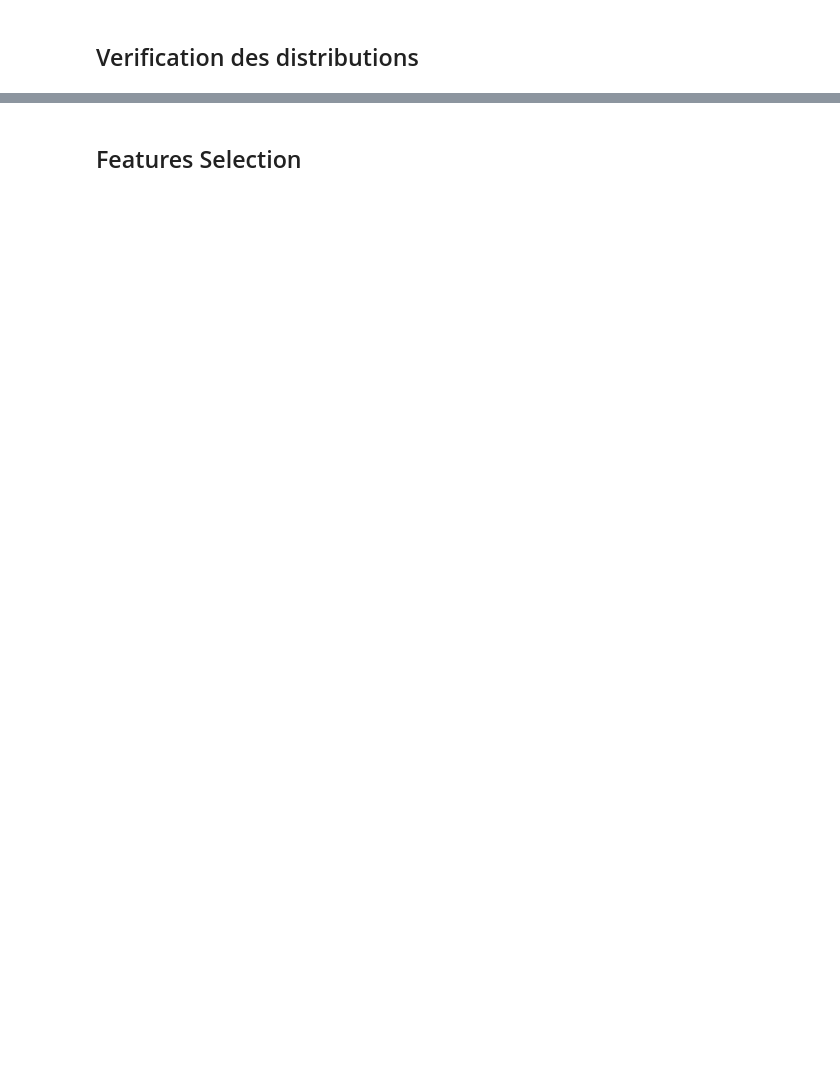
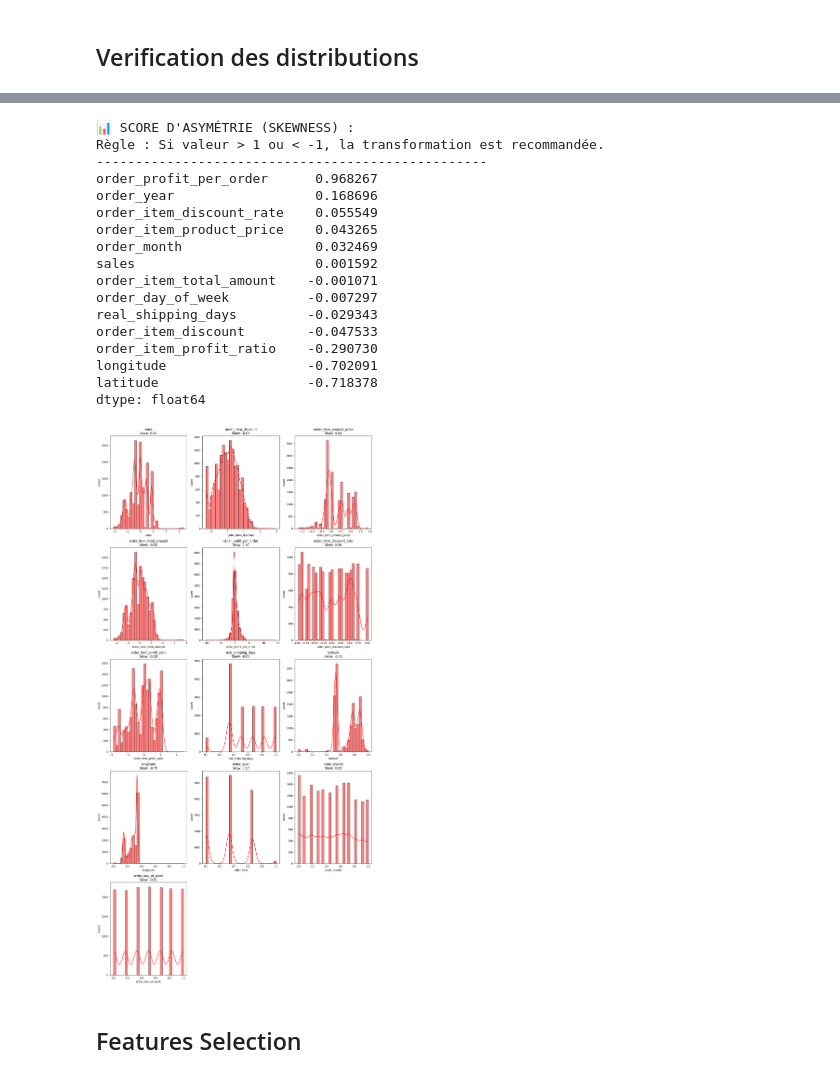
Before and after one commit to moubarik-ashraf/DS_Project, a Jupyter notebook: notebooks/01_exploration_and_preprocessing.ipynb, the cells around one changed output, grey strips where cells are left out. Cells and saved outputs as stored; diff of their text form; code cells hidden in the pictures; blank space fills up the shorter version.

```diff
--- a/notebooks/01_exploration_and_preprocessing.ipynb
+++ b/notebooks/01_exploration_and_preprocessing.ipynb
@@ -1773,3 +1746,39 @@ display(df[cols_check].describe().loc[['min', '25%', '50%', '75%', 'max']].round
+# %%
+new_skewness_scores = df[cols_continuous].apply(lambda x: skew(x.dropna()))
+
+print("📊 SCORE D'ASYMÉTRIE (SKEWNESS) :")
+print("Règle : Si valeur > 1 ou < -1, la transformation est recommandée.")
+print("-" * 50)
+print(new_skewness_scores.sort_values(ascending=False))
+
+# 3. Visualisation AVANT Transformation
+# On regarde à quoi ça ressemble "en vrai"
+plt.figure(figsize=(15, 30))
+for i, col in enumerate(cols_continuous):
+    plt.subplot(5, 3, i+1)
+    sns.histplot(df[col], kde=True, color='green', bins=30)
+    plt.title(f"{col}\nSkew: {new_skewness_scores[col]:.2f}")
+plt.tight_layout()
+plt.show()
+# %% [output]
+📊 SCORE D'ASYMÉTRIE (SKEWNESS) :
+Règle : Si valeur > 1 ou < -1, la transformation est recommandée.
+--------------------------------------------------
+order_profit_per_order      0.968267
+order_year                  0.168696
+order_item_discount_rate    0.055549
+order_item_product_price    0.043265
+order_month                 0.032469
+sales                       0.001592
+order_item_total_amount    -0.001071
+order_day_of_week          -0.007297
+real_shipping_days         -0.029343
+order_item_discount        -0.047533
+order_item_profit_ratio    -0.290730
+longitude                  -0.702091
+latitude                   -0.718378
+dtype: float64
+[figure, added]
 # %% [markdown]
 ## Features Selection
 # %%
```
Also changed, not shown: parts of 16 cells of this notebook.
